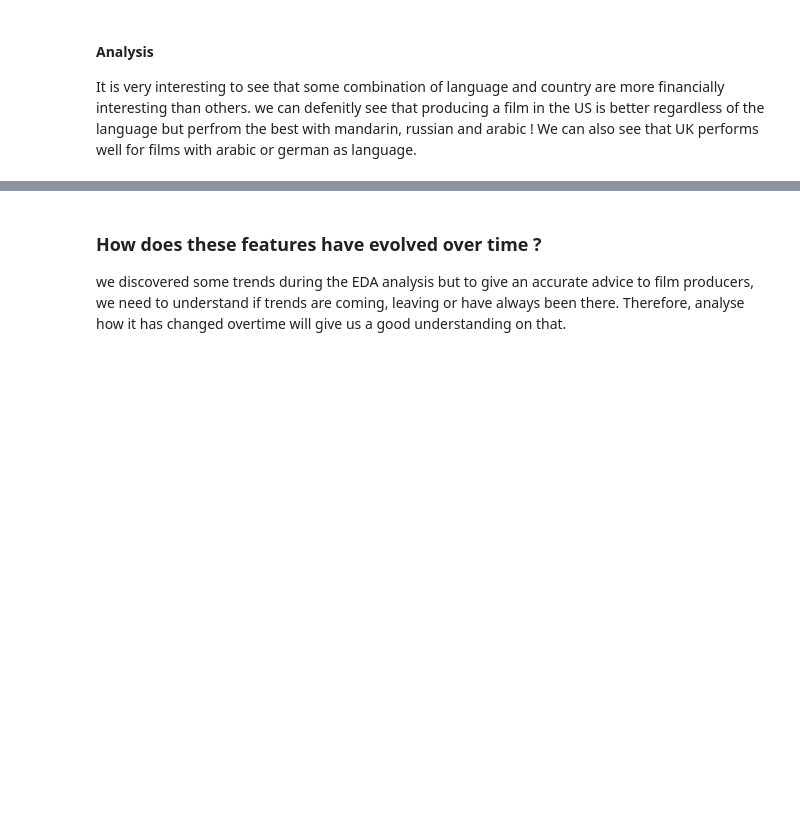
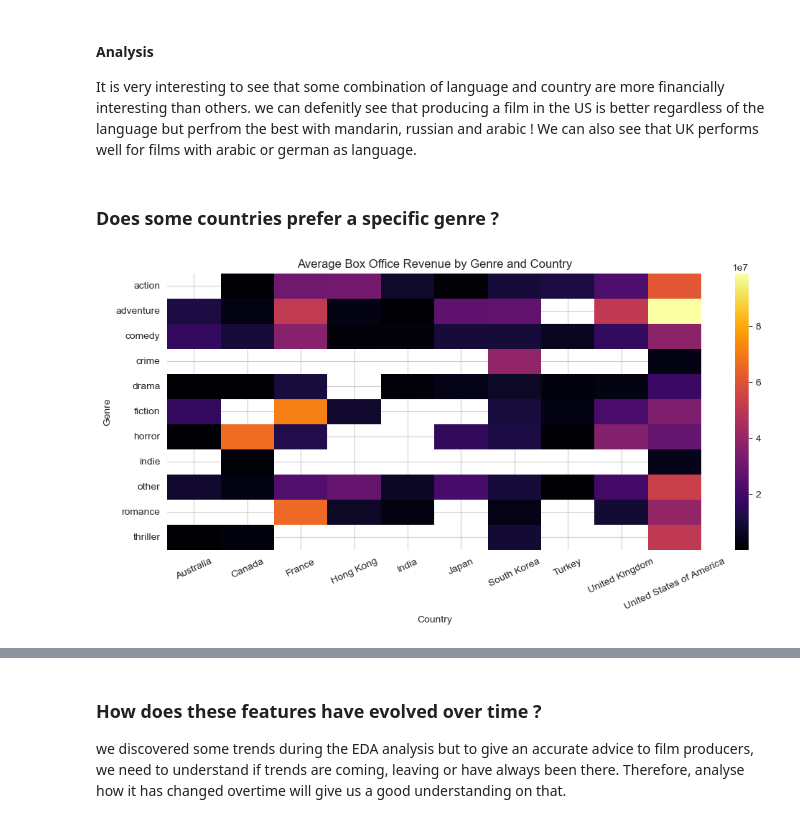
Before and after one commit to epfl-ada/ada-2024-project-awesometeam2024, a Jupyter notebook: results.ipynb, the cells around one changed output, grey strips where cells are left out. Drawn from its saved outputs; the diff is of its cells as text; code cells hidden in the pictures; blank space fills up the shorter version.

```diff
--- a/results.ipynb
+++ b/results.ipynb
@@ -840,3 +868,30 @@ plt.show()
 #### Analysis
 
 It is very interesting to see that some combination of language and country are more financially interesting than others. we can defenitly see that producing a film in the US is better regardless of the language but perfrom the best with mandarin, russian and arabic ! We can also see that UK performs well for films with arabic or german as language.
+# %% [markdown]
+### Does some countries prefer a specific genre ?
+# %%
+# plot a heatmap of genres and countries to revenue
+df_genres_countries = df_movies[['genres', 'countries', 'box_office_revenue']].copy()
+
+df_genres_countries['all_countries'] = df_genres_countries['countries'].apply(lambda x: list(x.values()) if isinstance(x, dict) else [])
+df_genres_countries['main_country'] = df_genres_countries['all_countries'].apply(lambda x: x[0] if x else None)
+
+# keep only the top 10 countries
+top_10_countries = df_genres_countries['main_country'].value_counts().head(10).index
+df_genres_countries = df_genres_countries[df_genres_countries['main_country'].isin(top_10_countries)]
+
+df_genres_countries['genres'] = df_genres_countries['genres'].apply(lambda x: x[0] if isinstance(x, list) and len(x) > 0 else 'other')
+df_genres_countries['main_genre'] = df_genres_countries['genres'].apply(lambda x: x if x in top_genres['genre'].head(10).tolist() else 'other')
+
+
+# Plot heatmap
+plt.figure(figsize=(12, 5))
+sns.heatmap(df_genres_countries.pivot_table(index='main_genre', columns='main_country', values='box_office_revenue', aggfunc='mean'), cmap='inferno')
+plt.title('Average Box Office Revenue by Genre and Country')
+plt.xlabel('Country')
+plt.xticks(rotation=25)
+plt.ylabel('Genre')
+plt.show()
+# %% [output]
+[figure, added]
```
Also changed, not shown: parts of 13 cells of this notebook, 2 other files.
